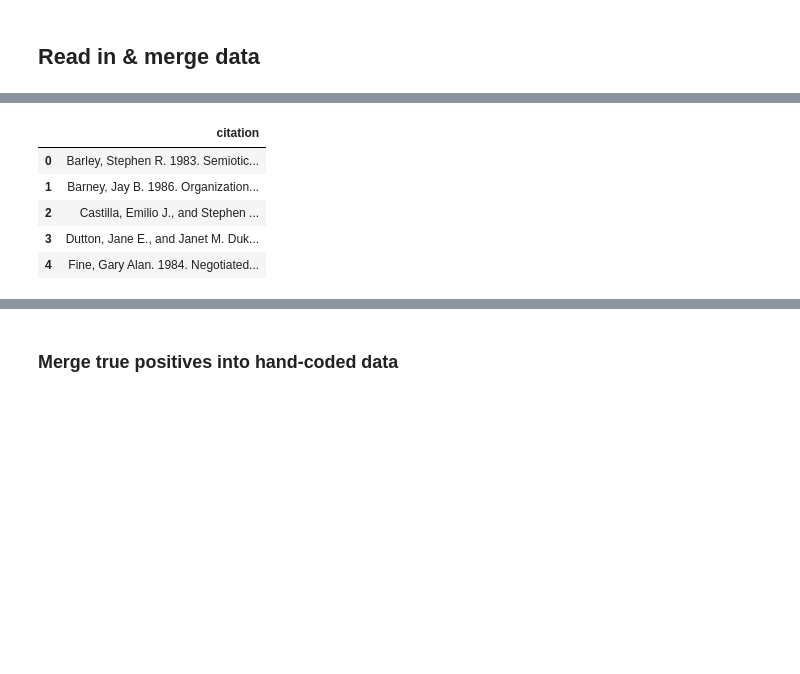
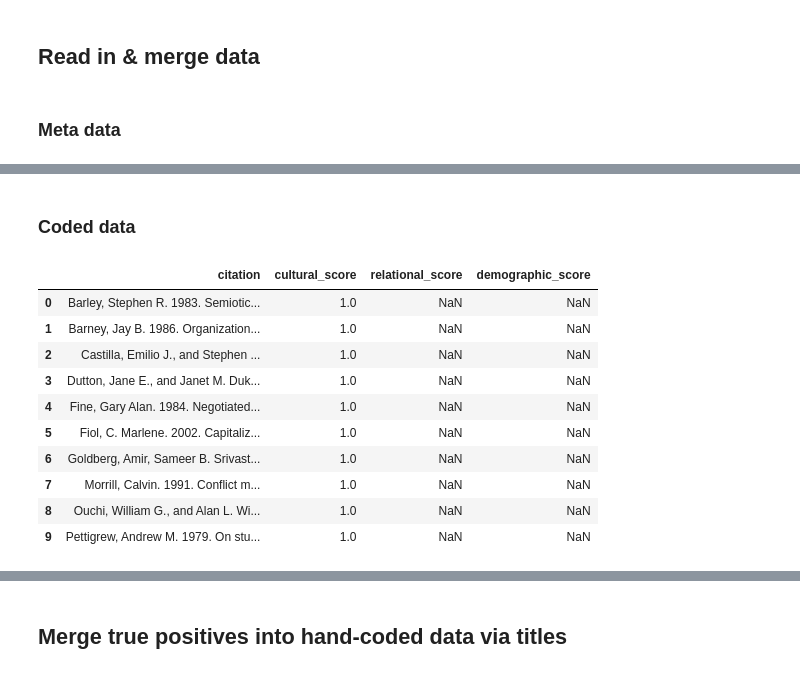
Before and after one commit to h2researchgroup/classification, a Jupyter notebook: preprocess/assemble_coded_articles.ipynb, the cells around one changed output, grey strips where cells are left out. Cells and saved outputs as stored; diff of their text form; code cells hidden in the pictures; blank space fills up the shorter version.

```diff
--- a/preprocess/assemble_coded_articles.ipynb
+++ b/preprocess/assemble_coded_articles.ipynb
@@ -65,6 +95,8 @@ all_files = [ocr_fp + f for f in tqdm(listdir(ocr_fp)) if isfile(join(ocr_fp, f)
 files = [file for file in tqdm(all_files) if file in files_to_be_opened]
 # %% [markdown]
 ## Read in & merge data
+# %% [markdown]
+### Meta data
 # %%
 # Read in metadata file
 df_meta = pd.read_hdf(meta_fp)
@@ -116,23 +148,48 @@ Rows, cols in data: (65372, 11)
 | 2 | journal-article-10.2307_2095822 | 10.2307_2095822 | Local Friendship Ties and Communi... | https://www.jstor.org/stable/2095822 | This study presents a multilevel ... | American Sociological Review | [Alice O., Peter, W. Erwin, Bert,... | ... |
 | 3 | journal-article-10.2307_40836133 | 10.2307_40836133 | Knowledge Transfer within the Mul... | https://www.jstor.org/stable/4083... | This paper examines the process o... | MIR: Management International Review | [Ariela, ARTHUR J., John A., Mari... | ... |
 | 4 | journal-article-10.2307_2579666 | 10.2307_2579666 | Dynamics of Labor Market Segmenta... | https://www.jstor.org/stable/2579666 | Research in the early 1980s showe... | Social Forces | [Ariela, ARTHUR J., John A., Mari... | ... |
+# %% [markdown]
+### Coded data
 # %%
 # Read in true positives from H2--in citation format
 coded_cult = pd.read_csv(coded_cult_fp, low_memory=False, header=None,
-                         encoding="Latin-1").rename(columns = {0:'citation'})
+                         encoding="windows-1252").rename(columns = {0:'citation'})
 coded_relt = pd.read_csv(coded_relt_fp, low_memory=False, header=None,
-                         encoding="Latin-1").rename(columns = {0:'citation'})
+                         encoding="windows-1252").rename(columns = {0:'citation'})
 coded_demog = pd.read_csv(coded_demog_fp, low_memory=False, header=None,
-                          encoding="Latin-1").rename(columns = {0:'citation'})
+                          encoding="windows-1252").rename(columns = {0:'citation'})
 
-coded_cult.head()
+# Assign scores for each article from H2's foundational set
+outside_score = np.NaN # score for two perspectives other than one coded intentionally (0 if negative case, NaN otherwise)
+
+coded_cult['cultural_score'] = 1
+coded_cult['relational_score'] = outside_score
+coded_cult['demographic_score'] = outside_score
+
+coded_relt['cultural_score'] = outside_score
+coded_relt['relational_score'] = 1
+coded_relt['demographic_score'] = outside_score
+
+coded_demog['cultural_score'] = outside_score
+coded_demog['relational_score'] = outside_score
+coded_demog['demographic_score'] = 1
+
+# Merge the three sets into one
+coded_h2 = pd.concat([coded_cult, coded_relt, coded_demog])
+
+coded_h2.head(10)
 # %% [output]
-|  | citation |
-| 0 | Barley, Stephen R. 1983. Semiotic... |
-| 1 | Barney, Jay B. 1986. Organization... |
-| 2 | Castilla, Emilio J., and Stephen ... |
-| 3 | Dutton, Jane E., and Janet M. Duk... |
-| 4 | Fine, Gary Alan. 1984. Negotiated... |
+|  | citation | cultural_score | relational_score | demographic_score |
+| 0 | Barley, Stephen R. 1983. Semiotic... | 1.0 | NaN | NaN |
+| 1 | Barney, Jay B. 1986. Organization... | 1.0 | NaN | NaN |
+| 2 | Castilla, Emilio J., and Stephen ... | 1.0 | NaN | NaN |
+| 3 | Dutton, Jane E., and Janet M. Duk... | 1.0 | NaN | NaN |
+| 4 | Fine, Gary Alan. 1984. Negotiated... | 1.0 | NaN | NaN |
+| 5 | Fiol, C. Marlene. 2002. Capitaliz... | 1.0 | NaN | NaN |
+| 6 | Goldberg, Amir, Sameer B. Srivast... | 1.0 | NaN | NaN |
+| 7 | Morrill, Calvin. 1991. Conflict m... | 1.0 | NaN | NaN |
+| 8 | Ouchi, William G., and Alan L. Wi... | 1.0 | NaN | NaN |
+| 9 | Pettigrew, Andrew M. 1979. On stu... | 1.0 | NaN | NaN |
 # %%
 # Read in hand-coded data
 coded_df = pd.read_csv(coded_11620, low_memory=False, header=0)
@@ -145,4 +203,4 @@ coded_df.head()
 | 3 | 1.0 | 1.0 | 0.0 | The Collective Strategy Framework... | This paper investigates empirical... | https://www.jstor.org/stable/2392643 | 1984.0 | ... |
 | 4 | 1.0 | 0.0 | 0.0 | Political Institutional Change, O... | This paper studies the practice o... | https://www.jstor.org/stable/4168... | 2012.0 | ... |
 # %% [markdown]
-### Merge true positives into hand-coded data
+## Merge true positives into hand-coded data via titles
```
Also changed, not shown: parts of 22 cells of this notebook, 1 other file.
